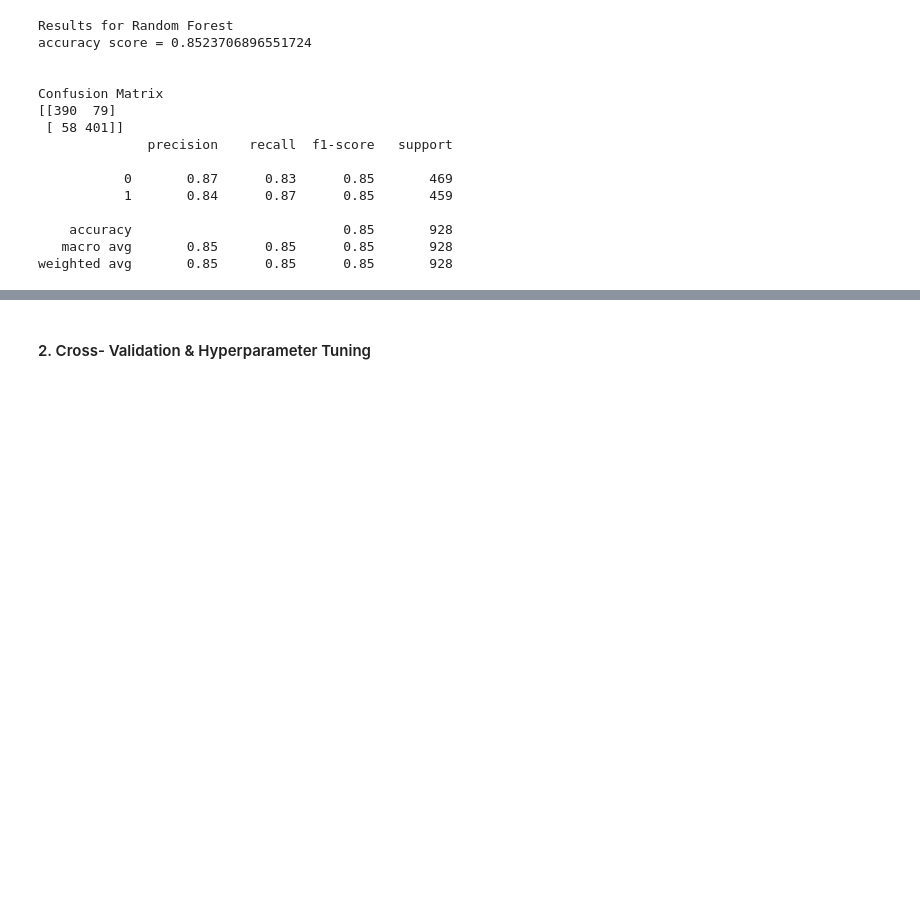
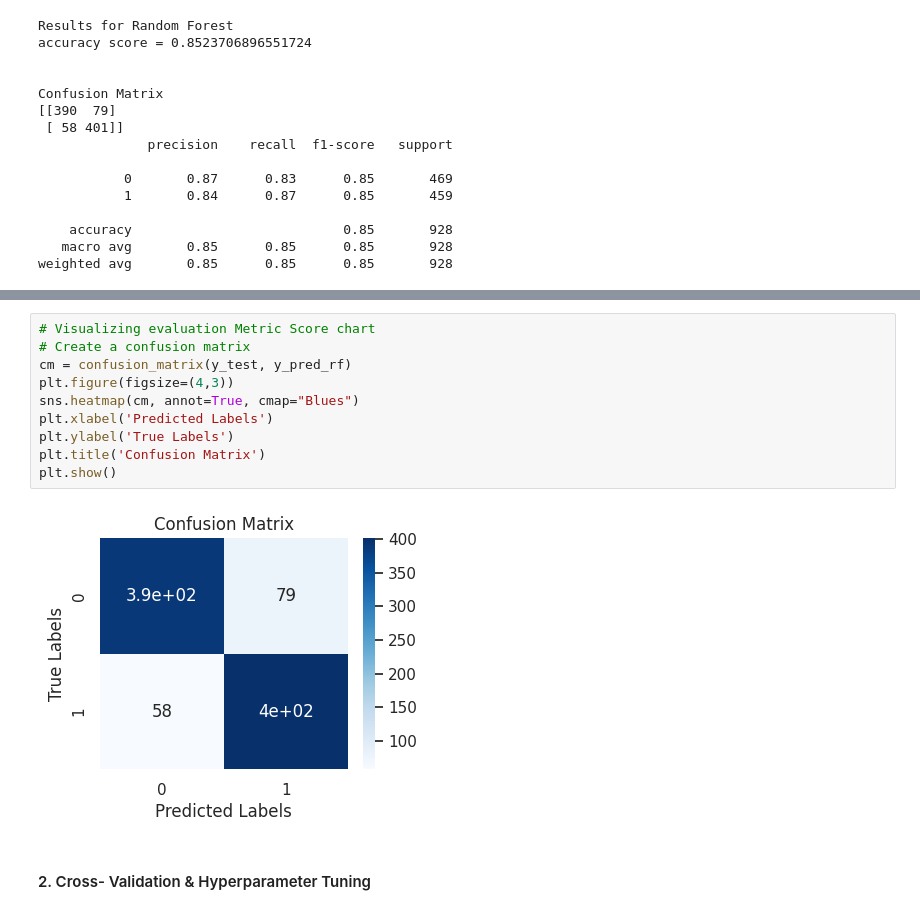
Before and after one commit to ErSangram/Capstone_03_Cardiovascular_Risk_Prediction, a Jupyter notebook: Capstone_03_Cardiovascular_Risk_Prediction.ipynb, the cells around one changed output, grey strips where cells are left out. Cells and saved outputs as stored; diff of their text form; blank space fills up the shorter version.

```diff
--- a/Capstone_03_Cardiovascular_Risk_Prediction.ipynb
+++ b/Capstone_03_Cardiovascular_Risk_Prediction.ipynb
@@ -1179,3 +1205,15 @@ weighted avg       0.85      0.85      0.85       928
+# %%
+# Visualizing evaluation Metric Score chart
+# Create a confusion matrix
+cm = confusion_matrix(y_test, y_pred_rf)
+plt.figure(figsize=(4,3))
+sns.heatmap(cm, annot=True, cmap="Blues")
+plt.xlabel('Predicted Labels')
+plt.ylabel('True Labels')
+plt.title('Confusion Matrix')
+plt.show()
+# %% [output]
+[figure, added]
 # %% [markdown]
 #### 2. Cross- Validation & Hyperparameter Tuning
 # %%
```
Also changed, not shown: parts of 29 cells of this notebook.
